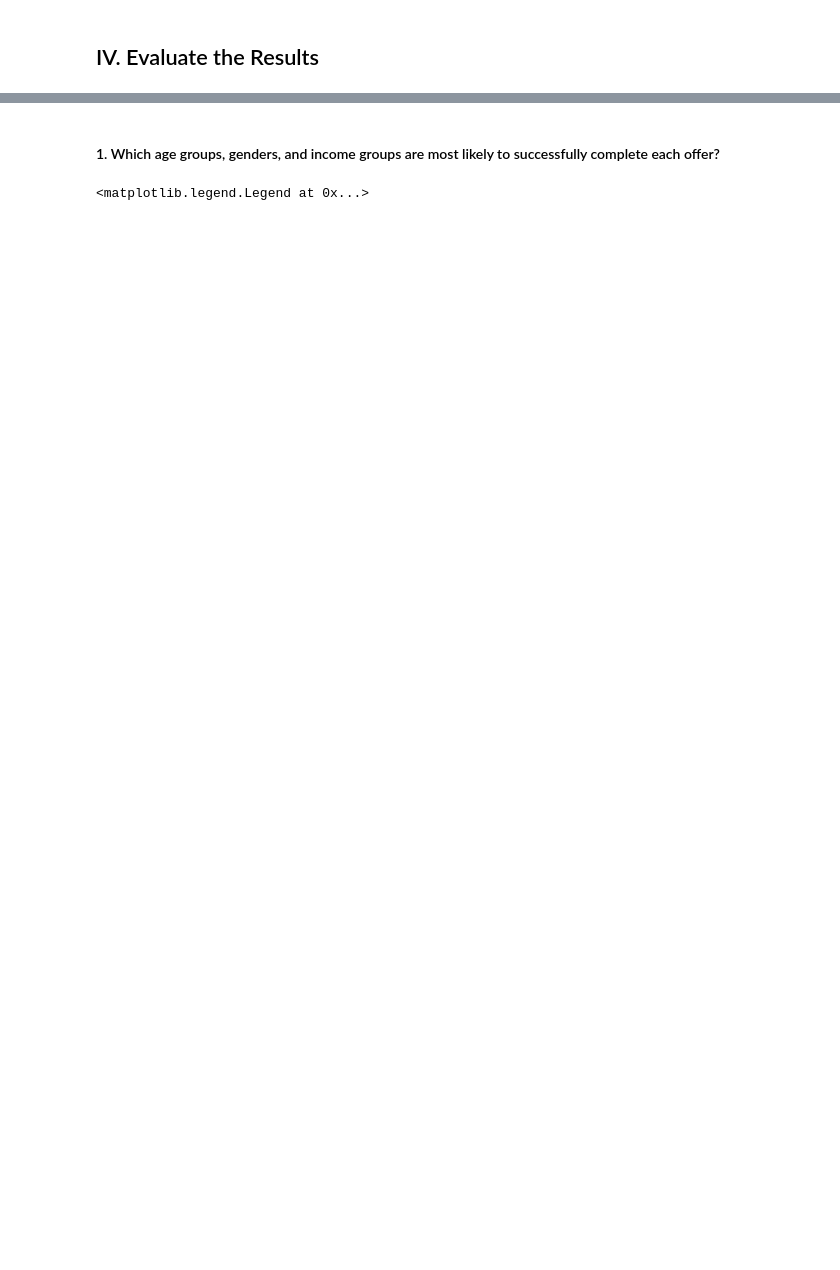
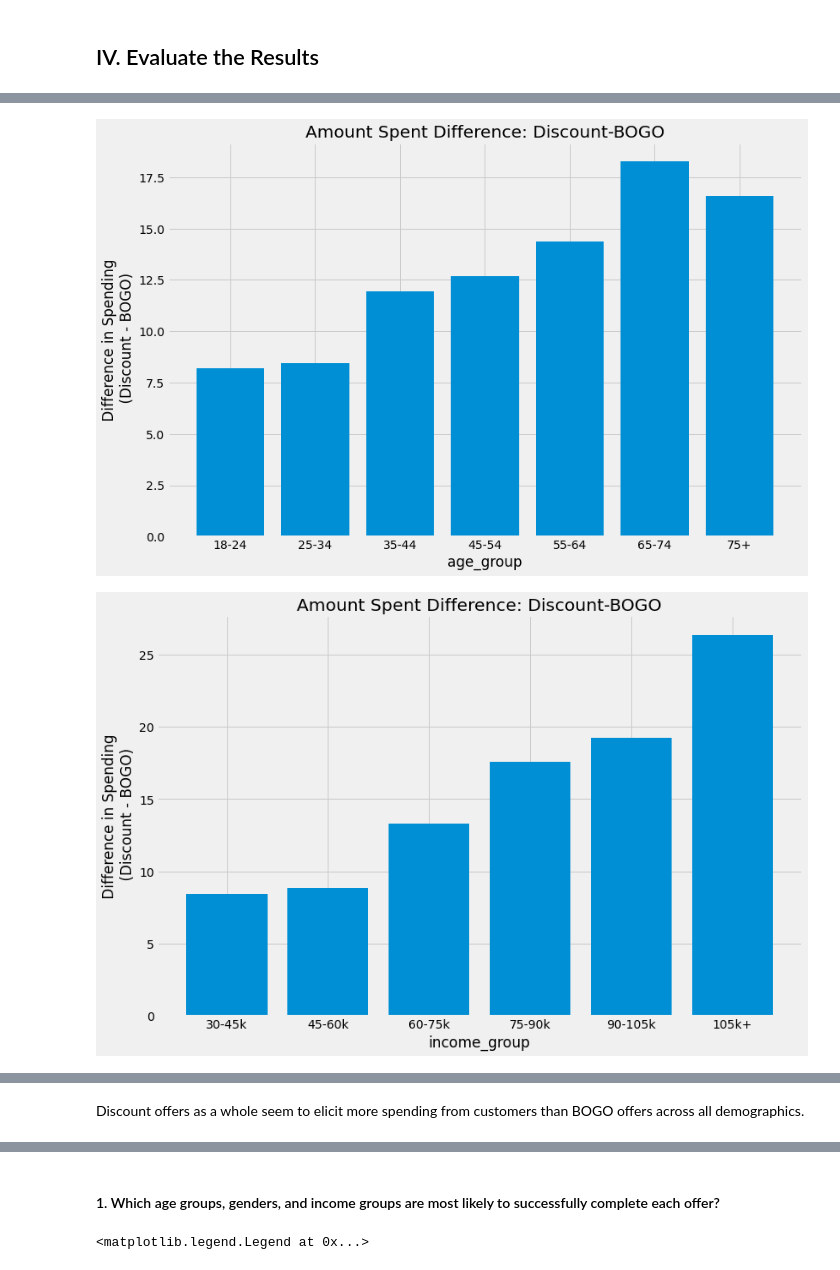
Before and after one commit to jnish23/Starbucks-Capstone, a Jupyter notebook: Starbucks_Capstone_notebook.ipynb, the cells around one changed output, grey strips where cells are left out. Drawn from its saved outputs; the diff is of its cells as text; code cells hidden in the pictures; blank space fills up the shorter version.

```diff
--- a/Starbucks_Capstone_notebook.ipynb
+++ b/Starbucks_Capstone_notebook.ipynb
@@ -844,0 +815,33 @@ master_df
+# %%
+def plot_disc_bogo_amount_diff_bar(df = master_df, demographic = 'age_group'):
+    viewed_offers = df.loc[df['offer_viewed'] == 1]
+    pivot = pd.pivot(viewed_offers.groupby(['offer_type', demographic])['amt_spent_under_offer'].mean().reset_index(), index=demographic, columns='offer_type', values='amt_spent_under_offer').reset_index()
+
+    pivot['discount-bogo'] = pivot['discount'] - pivot['bogo']
+
+    pivot = pivot.drop(columns='informational')
+
+    if demographic == 'income_group':
+        mapping = {'30-45k':1, '45-60k':2, '60-75k':3, '75-90k':4, '90-105k':5, '105k+':6}
+        key = pivot['income_group'].map(mapping)
+        pivot = pivot.iloc[key.argsort()]
+
+    fig, ax = plt.subplots(figsize=(12, 8))
+
+    x = pivot[demographic]
+    y = pivot['discount-bogo']
+    ax.bar(x=x, height=y, color=(pivot['discount-bogo']>0).map({True:'#008fd5', False:'#fc4f30'}))
+    ax.set_title('Amount Spent Difference: Discount-BOGO')
+    ax.set_xlabel(demographic)
+    ax.set_ylabel(' Difference in Spending \n (Discount - BOGO)')
+    ax.set_ylim(auto=True)
+    plt.show()
+# %%
+demographics = ['age_group', 'income_group', 'gender']
+
+for demo in demographics:
+    plot_disc_bogo_amount_diff_bar(df=master_df, demographic=demo)
+    plt.show()
+# %% [output]
+[figure, added]
+[figure, added]
@@ -844,0 +849,2 @@ master_df
+# %% [markdown]
+Discount offers as a whole seem to elicit more spending from customers than BOGO offers across all demographics.
```
Also changed, not shown: parts of 35 cells of this notebook.
